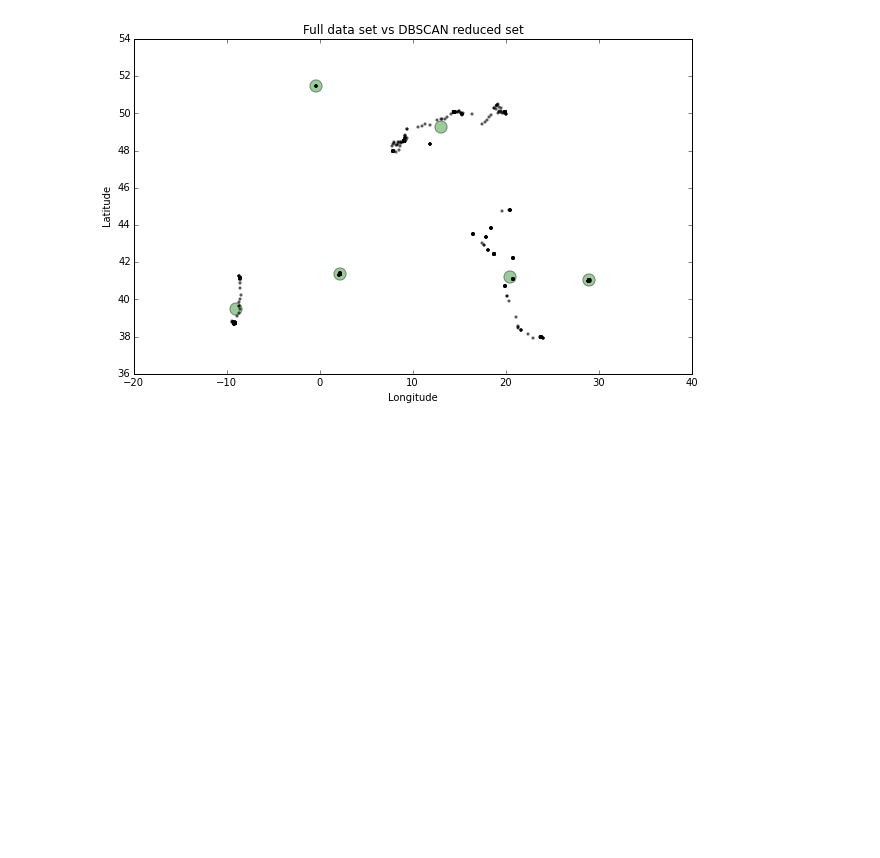
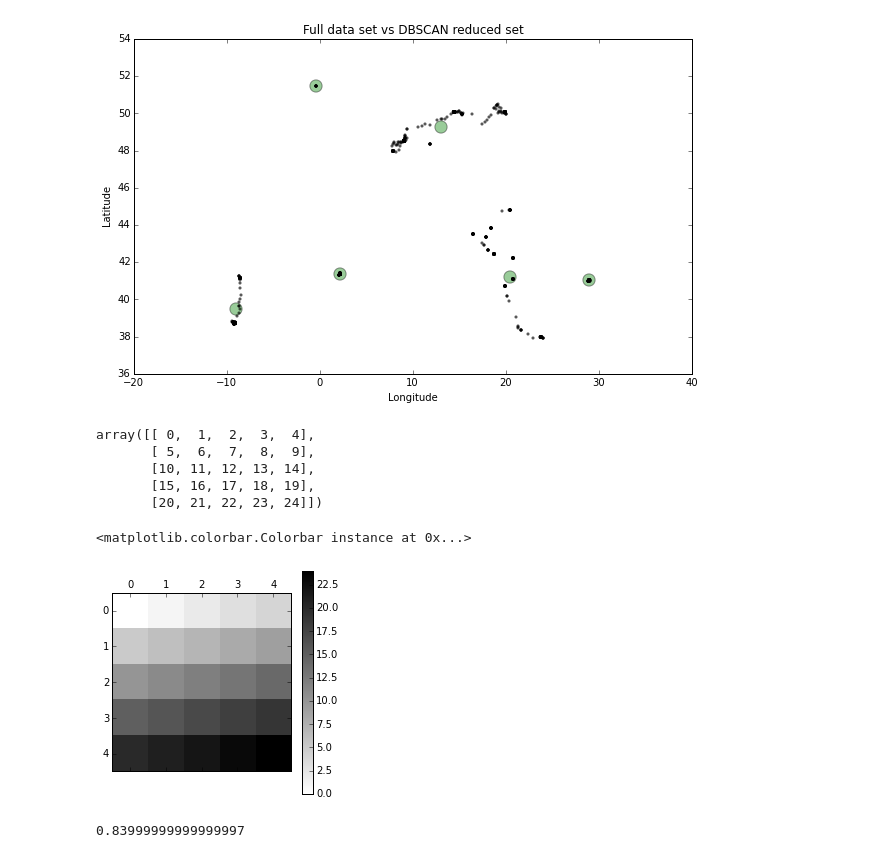
Before and after one commit to bcc2xp/geomining, a Jupyter notebook: 20151016_Tutorial.ipynb, the cells around one changed output. Saved outputs shown, nothing was run; the diff lists cells and outputs as text; code cells hidden in the pictures; blank space fills up the shorter version.

```diff
--- a/20151016_Tutorial.ipynb
+++ b/20151016_Tutorial.ipynb
@@ -142,0 +147,22 @@ plt.show()
+# %%
+yp = np.arange(25)
+yp.shape = (5, 5)
+yp
+# %% [output]
+array([[ 0,  1,  2,  3,  4],
+       [ 5,  6,  7,  8,  9],
+       [10, 11, 12, 13, 14],
+       [15, 16, 17, 18, 19],
+       [20, 21, 22, 23, 24]])
+# %%
+matshow(yp, cmap=cm.gray_r)
+colorbar()
+# %% [output]
+<matplotlib.colorbar.Colorbar instance at 0x...>
+[figure, added]
+# %%
+w = ps.lat2W(5, 5)
+mr = ps.Moran(yp.flatten(), w)
+mr.I
+# %% [output]
+0.83999999999999997
```
Also changed, not shown: parts of 7 cells of this notebook, 1 other file.
